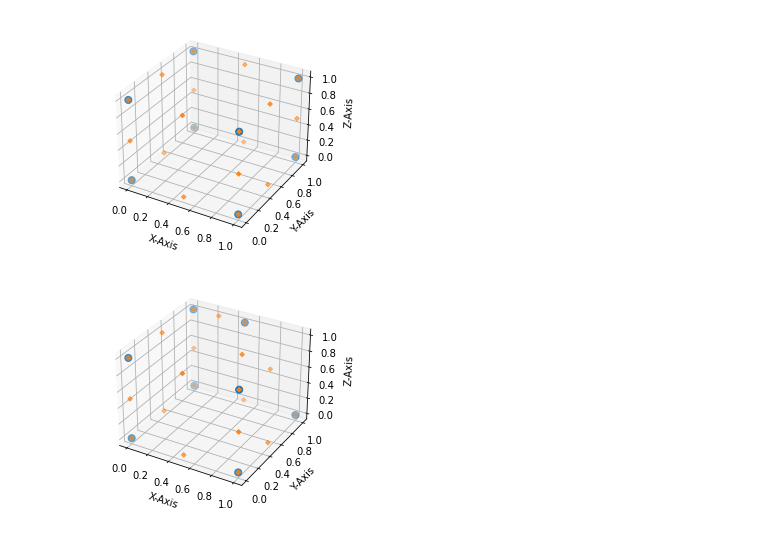
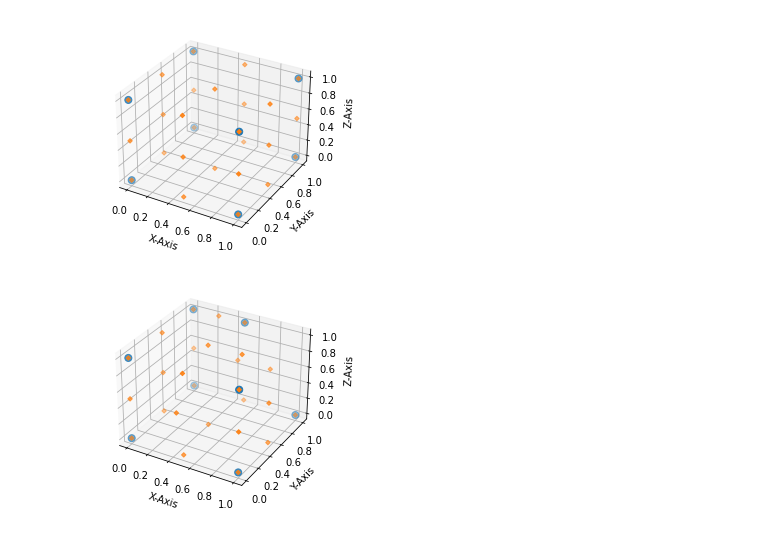
Before and after one commit to nicholasgrummon/Nodal-Morphing, a Jupyter notebook: 3d_morphing_ref-frame_method.ipynb, the cells around one changed output. Saved outputs shown, nothing was run; the diff lists cells and outputs as text; code cells hidden in the pictures.

```diff
--- a/3d_morphing_ref-frame_method.ipynb
+++ b/3d_morphing_ref-frame_method.ipynb
@@ -8,6 +8,22 @@ def get_dist(p1, p2):
     '''
     # TODO: implement linalg approach (i.e. dot product / det?)
     return np.sqrt((p2[0]-p1[0])**2 + (p2[1]-p1[1])**2 + (p2[2]-p1[2])**2)
+
+def get_vect(p1, p2):
+    '''Return the vector with tail at p1, head at p2'''
+    return np.subtract(p2, p1)
+
+def get_vect_angle(v1, v2):
+    '''Return the angle between two vectors'''
+    return np.arccos(np.dot(v1, v2) / (np.linalg.norm(v1) * np.linalg.norm(v2)))
+
+def get_plane_normal(p1, p2, p3):
+    '''Return the normal vector of a plane defined by three points
+    note: returns 0-vector if points are colinear
+    '''
+    v1 = get_vect(p1, p2)
+    v2 = get_vect(p1, p3)
+    return np.cross(v1.ravel(), v2.ravel()).reshape(-1,1)
 
 # return the homogenous form of vector x
 # vector x must be series of 3D vectors
@@ -249,25 +313,25 @@ class Mesh:
 # %%
 # Example 1: cube linear perimeter, 1D datum deformation
 # define original mesh
-pts_x = [0,1,1,0,0,1,1,0]
-pts_y = [0,0,1,1,0,0,1,1]
-pts_z = [0,0,0,0,1,1,1,1]
+pts_x = [0,1,1,0, 0,1,1,0]
+pts_y = [0,0,1,1, 0,0,1,1]
+pts_z = [0,0,0,0, 1,1,1,1]
 
-nds_x = [0,0.5,1,1,1,0.5,0,0, 0,1,1,0, 0,0.5,1,1,1,0.5,0,0]
-nds_y = [0,0,0,0.5,1,1,1,0.5, 0,0,1,1, 0,0,0,0.5,1,1,1,0.5]
-nds_z = [0,0,0,0,0,0,0,0, 0.5,0.5,0.5,0.5, 1,1,1,1,1,1,1,1]
+nds_x = [0,0.5,1,1,1,0.5,0,0, 0,1,1,0, 0,0.5,1,1,1,0.5,0,0, 0.5,0.5,0,1,0.5,0.5]
+nds_y = [0,0,0,0.5,1,1,1,0.5, 0,0,1,1, 0,0,0,0.5,1,1,1,0.5, 0,0.5,0.5,0.5,0.5,1]
+nds_z = [0,0,0,0,0,0,0,0, 0.5,0.5,0.5,0.5, 1,1,1,1,1,1,1,1, 0.5,0,0.5,0.5,1,0.5]
 
 orig_mesh = Mesh(pts_x, pts_y, pts_z, nds_x, nds_y, nds_z)
 orig_mesh.plot_mesh(show_nodes=True)
 
 # define image datums
 pts_x = [0,1,1,0,0,1,0.5,0]
 pts_y = [0,0,1,1,0,0,1,1]
 pts_z = [0,0,0,0,1,1,1,1]
 img_mesh = Mesh(pts_x, pts_y, pts_z)
 
 img_mesh.gen_mesh(orig_mesh)
 img_mesh.plot_mesh(show_nodes=True)
 # %% [output]
-[figure, old version]
+[figure, new version]
-[figure, old version]
+[figure, new version]
```
Also changed, not shown: parts of 4 cells of this notebook.
